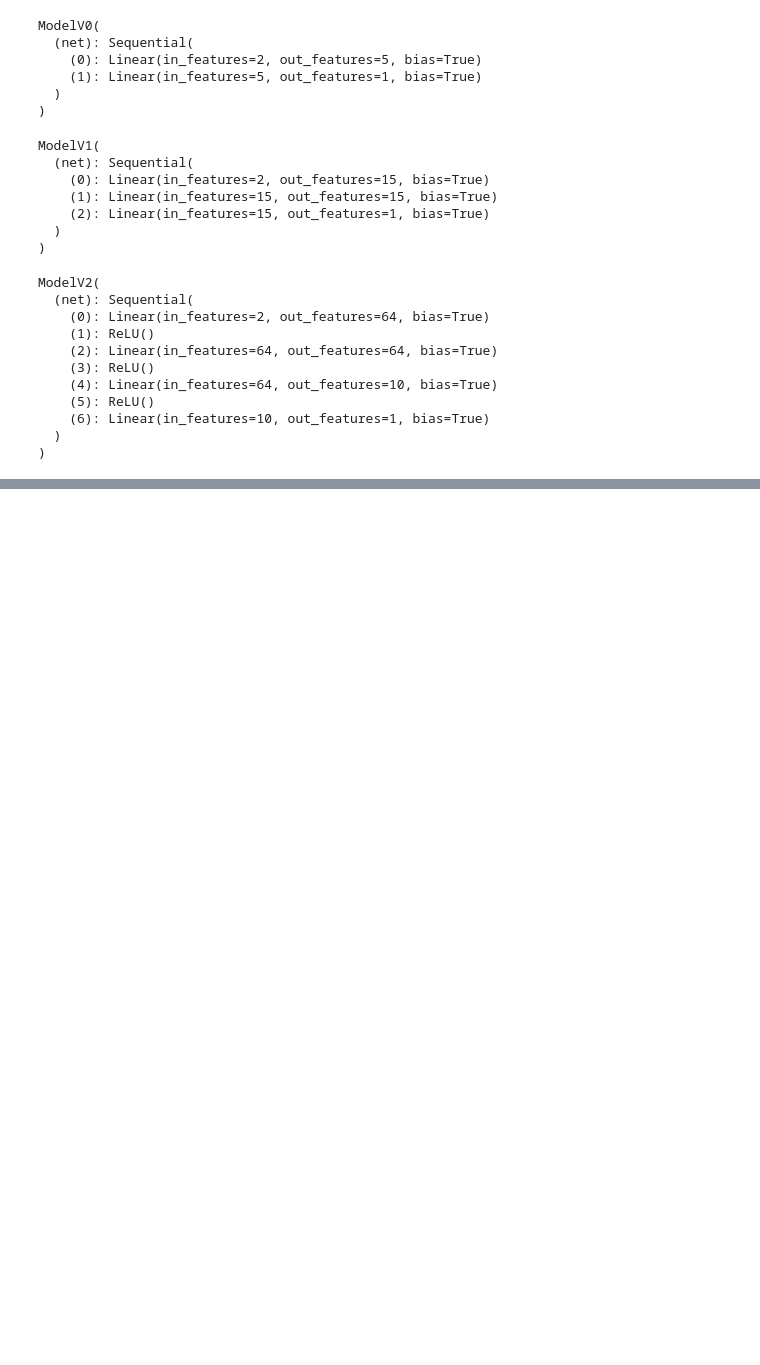
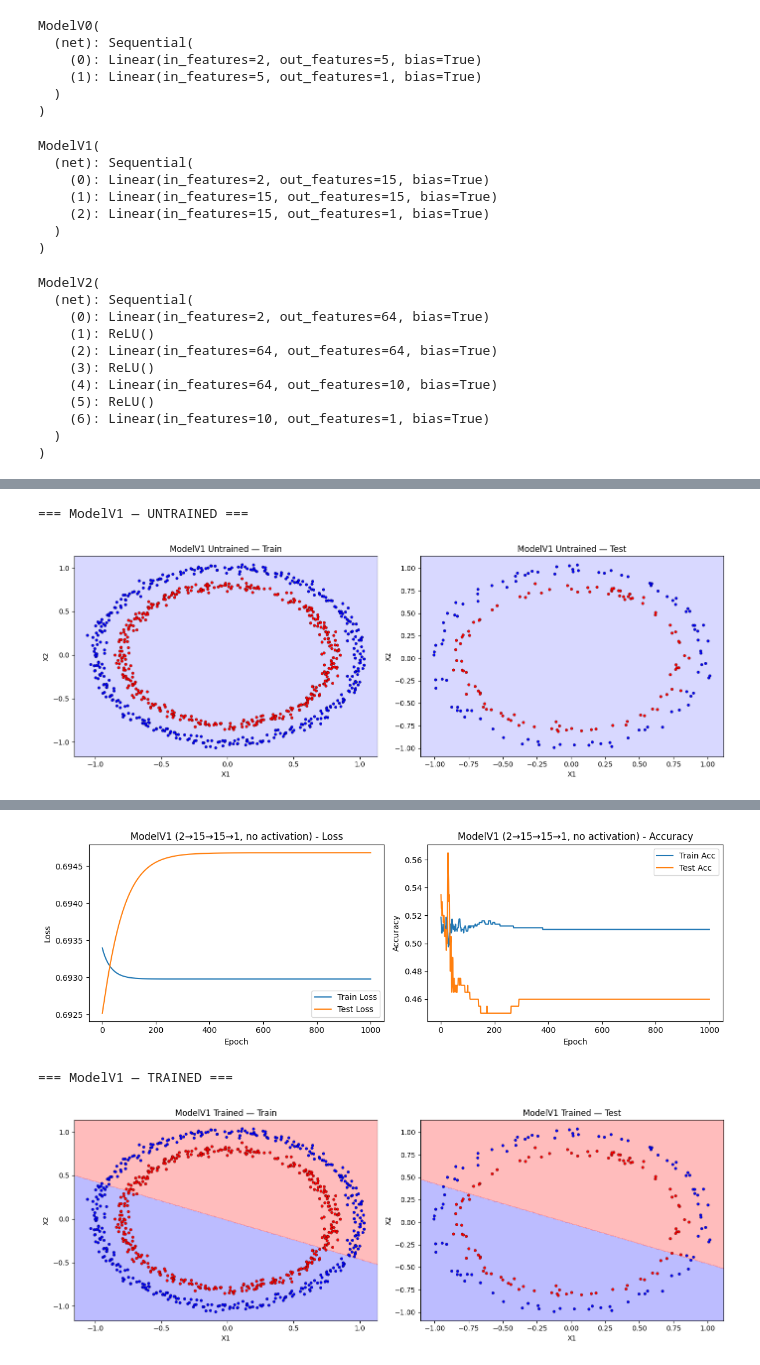
Before and after one commit to Rohan-1-3/AI_LAB, a Jupyter notebook: lab_3/circle_binary_classfication.ipynb, the cells around one changed output, grey strips where cells are left out. Saved outputs shown, nothing was run; the diff lists cells and outputs as text; code cells hidden in the pictures; blank space fills up the shorter version.

```diff
--- a/lab_3/circle_binary_classfication.ipynb
+++ b/lab_3/circle_binary_classfication.ipynb
@@ -290,0 +519,28 @@ Epoch  499/499 | Train Loss: 0.6027, Train Acc: 0.9575 | Test Loss: 0.6109, Test
+# %%
+# ── ModelV1: 2 → 15 → 15 → 1 (no activation) ────────────────────────────────
+model_v1 = ModelV1().to(device)
+
+# Untrained decision boundaries
+print("=== ModelV1 — UNTRAINED ===")
+fig, axes = plt.subplots(1, 2, figsize=(14, 5))
+plot_decision_boundary(model_v1, X_train, Y_train, title="ModelV1 Untrained — Train", ax=axes[0])
+plot_decision_boundary(model_v1, X_test,  Y_test,  title="ModelV1 Untrained — Test",  ax=axes[1])
+plt.tight_layout()
+plt.show()
+
+# Train (needs ~1000 epochs without non-linearity to start separating)
+results_v1 = train_model(model_v1, X_train, Y_train, X_test, Y_test, epochs=1000, lr=0.1)
+
+# Loss & accuracy curves
+plot_train_test_curves(results_v1, title="ModelV1 (2→15→15→1, no activation)")
+
+# Trained decision boundaries
+print("=== ModelV1 — TRAINED ===")
+fig, axes = plt.subplots(1, 2, figsize=(14, 5))
+plot_decision_boundary(model_v1, X_train, Y_train, title="ModelV1 Trained — Train", ax=axes[0])
+plot_decision_boundary(model_v1, X_test,  Y_test,  title="ModelV1 Trained — Test",  ax=axes[1])
+plt.tight_layout()
+plt.show()
+# %% [output]
+=== ModelV1 — UNTRAINED ===
+[figure, added]
@@ -290,0 +564,3 @@ Epoch  499/499 | Train Loss: 0.6027, Train Acc: 0.9575 | Test Loss: 0.6109, Test
+[figure, added]
+=== ModelV1 — TRAINED ===
+[figure, added]
```
Also changed, not shown: parts of 36 cells of this notebook.
